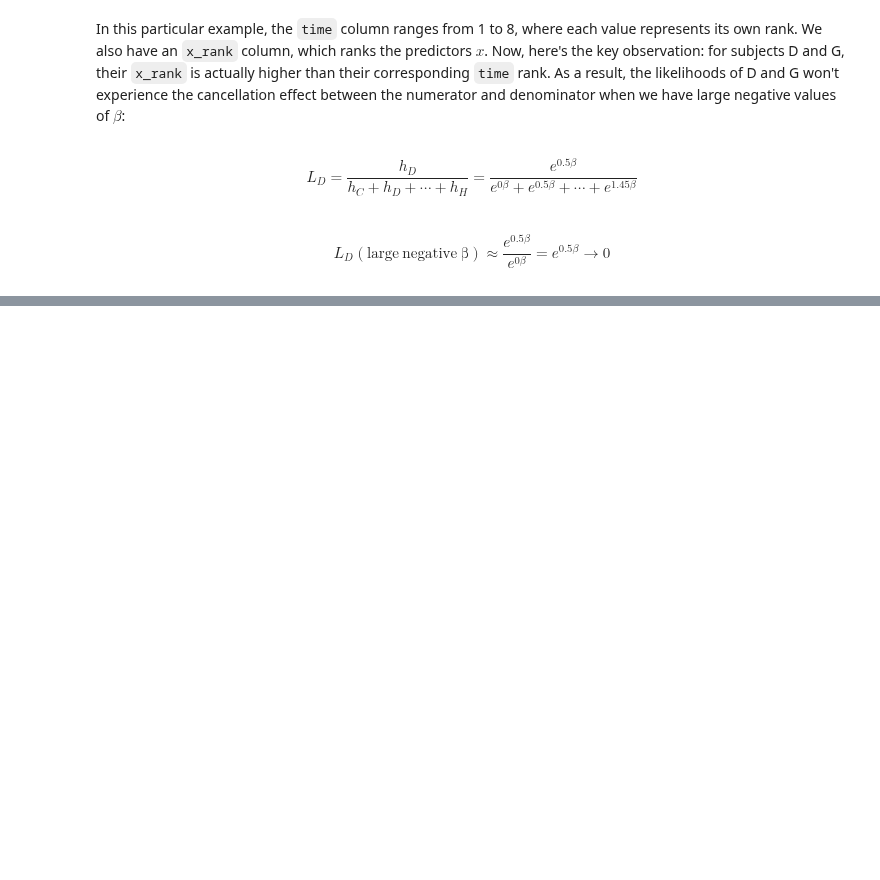
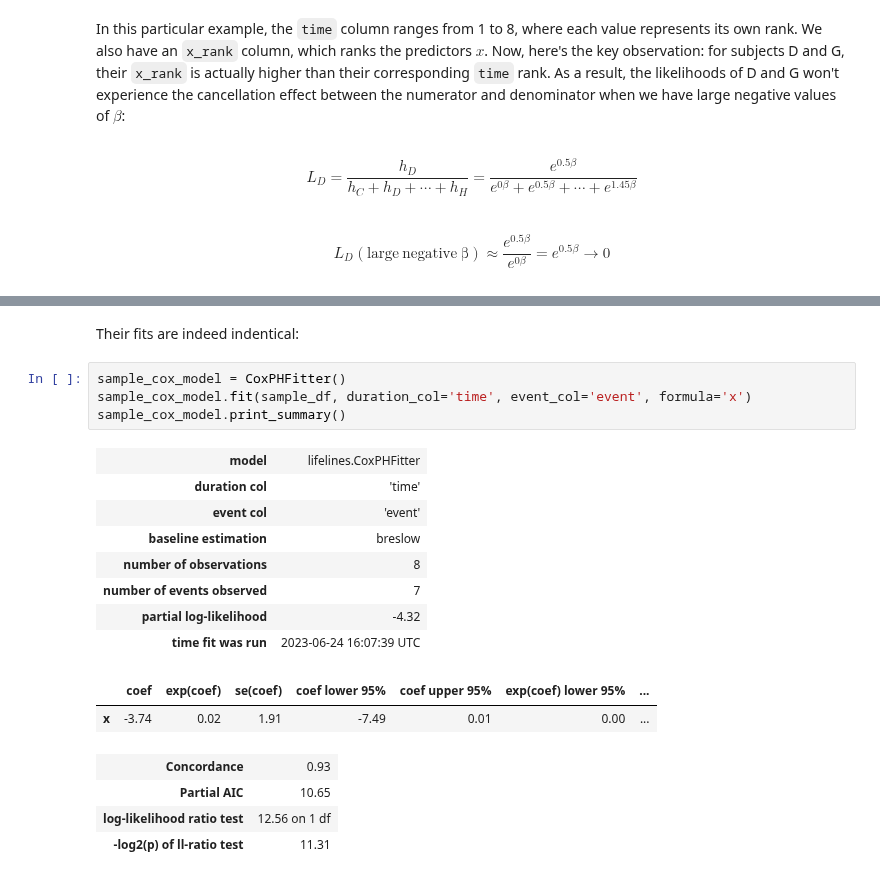
Before and after one commit to igor-sb/blog, a Jupyter notebook: posts/cox_perfect.ipynb, the cells around one changed output, grey strips where cells are left out. Drawn from its saved outputs; the diff is of its cells as text; blank space fills up the shorter version.

```diff
--- a/posts/cox_perfect.ipynb
+++ b/posts/cox_perfect.ipynb
@@ -218,0 +241,21 @@ As we can see, while this does resolve the convergence warning, it does little t
+# %% [markdown]
+Their fits are indeed indentical:
+# %%
+sample_cox_model = CoxPHFitter()
+sample_cox_model.fit(sample_df, duration_col='time', event_col='event', formula='x')
+sample_cox_model.print_summary()
+# %% [output]
+| model | lifelines.CoxPHFitter |
+| duration col | 'time' |
+| event col | 'event' |
+| baseline estimation | breslow |
+| number of observations | 8 |
+| number of events observed | 7 |
+| partial log-likelihood | -4.32 |
+| time fit was run | 2023-06-24 16:07:39 UTC |
+|  | coef | exp(coef) | se(coef) | coef lower 95% | coef upper 95% | exp(coef) lower 95% | ... |
+| x | -3.74 | 0.02 | 1.91 | -7.49 | 0.01 | 0.00 | ... |
+| Concordance | 0.93 |
+| Partial AIC | 10.65 |
+| log-likelihood ratio test | 12.56 on 1 df |
+| -log2(p) of ll-ratio test | 11.31 |
```
Also changed, not shown: parts of 19 cells of this notebook.
